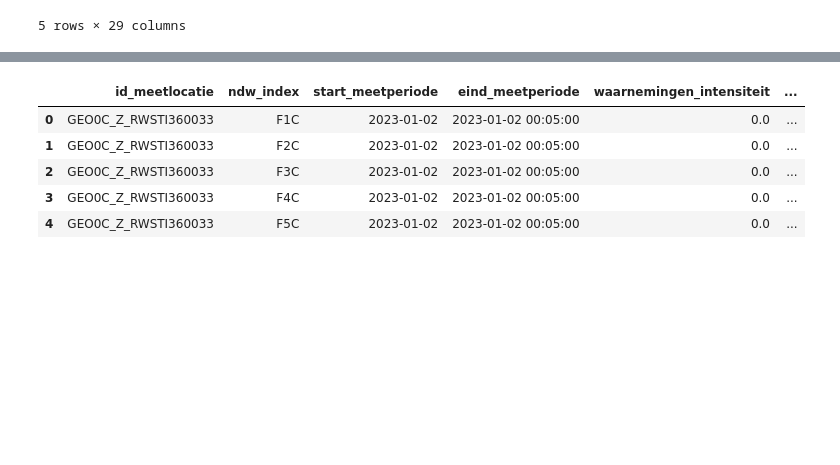
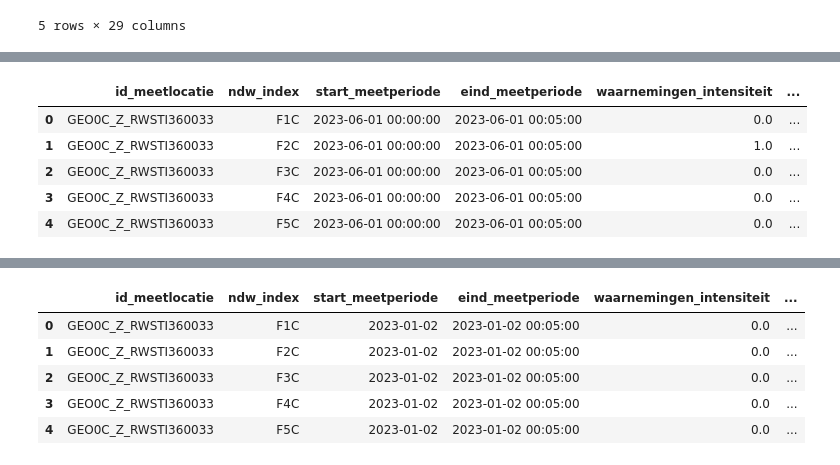
Before and after one commit to EVVISION/Notebook, a Jupyter notebook: Notebook_traffic_0.2.ipynb, the cells around one changed output, grey strips where cells are left out. Drawn from its saved outputs; the diff is of its cells as text; code cells hidden in the pictures; blank space fills up the shorter version.

```diff
--- a/Notebook_traffic_0.2.ipynb
+++ b/Notebook_traffic_0.2.ipynb
@@ -1204,3 +1276,12 @@ combined_filtered_df.head()
+# %%
+df_traffic_intensity_2.head()
+# %% [output]
+|  | id_meetlocatie | ndw_index | start_meetperiode | eind_meetperiode | waarnemingen_intensiteit | ... |
+| 0 | GEO0C_Z_RWSTI360033 | F1C | 2023-06-01 00:00:00 | 2023-06-01 00:05:00 | 0.0 | ... |
+| 1 | GEO0C_Z_RWSTI360033 | F2C | 2023-06-01 00:00:00 | 2023-06-01 00:05:00 | 1.0 | ... |
+| 2 | GEO0C_Z_RWSTI360033 | F3C | 2023-06-01 00:00:00 | 2023-06-01 00:05:00 | 0.0 | ... |
+| 3 | GEO0C_Z_RWSTI360033 | F4C | 2023-06-01 00:00:00 | 2023-06-01 00:05:00 | 0.0 | ... |
+| 4 | GEO0C_Z_RWSTI360033 | F5C | 2023-06-01 00:00:00 | 2023-06-01 00:05:00 | 0.0 | ... |
 # %%
 df_combined_traffic_intensity['start_meetperiode'] = pd.to_datetime(df_combined_traffic_intensity['start_meetperiode'])
 df_combined_traffic_intensity['eind_meetperiode'] = pd.to_datetime(df_combined_traffic_intensity['eind_meetperiode'])
```
Also changed, not shown: parts of 11 cells of this notebook.
